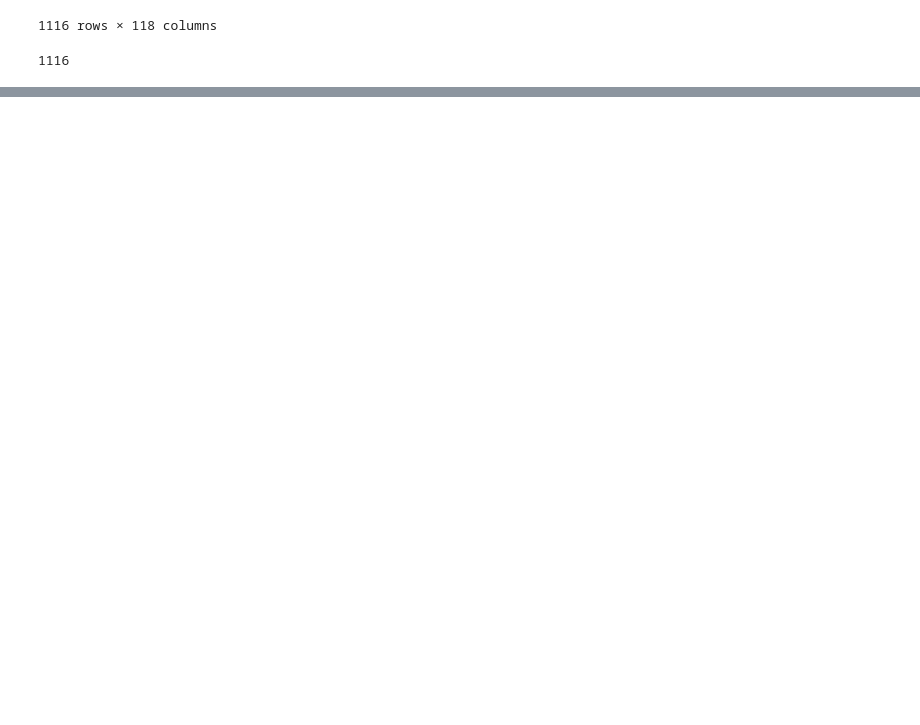
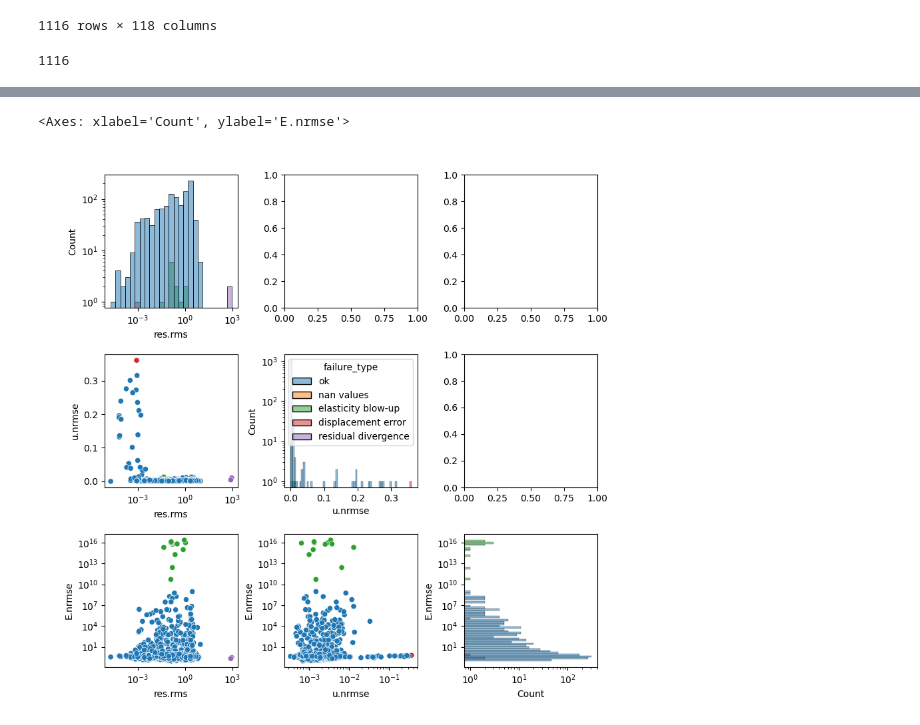
Before and after one commit to mattragoza/lung-project, a Jupyter notebook: notebooks/shapenet/21-optimize-experiment.ipynb, the cells around one changed output, grey strips where cells are left out. Cells and saved outputs as stored; diff of their text form; code cells hidden in the pictures; blank space fills up the shorter version.

```diff
--- a/notebooks/shapenet/21-optimize-experiment.ipynb
+++ b/notebooks/shapenet/21-optimize-experiment.ipynb
@@ -122,0 +222,3 @@ plt.gcf().tight_layout()
+# %%
+df['u_order'] = np.round(np.log10(df['u.nrmse']))
+df.groupby(['u_order']).count()
@@ -122,0 +234,3 @@ plt.gcf().tight_layout()
+# %%
+df['E_order'] = np.round(np.log10(df['E.nrmse']))
+df.groupby(['E_order']).count()
@@ -122,0 +257,14 @@ plt.gcf().tight_layout()
+# %%
+def classify_failure(row):
+    if row['u_isna'] or row['E_isna'] or row['res_isna']:
+        return 'nan values'
+    if row['E_order'] > 10:
+        return 'elasticity blow-up'
+    if row['u_order'] > -1:
+        return 'displacement error'
+    elif row['res_order'] > 1:
+        return 'residual divergence'
+    return 'ok'
+
+df['failure_type'] = df.apply(classify_failure, axis=1)
+df['failure_type'].value_counts()
@@ -122,0 +279,35 @@ plt.gcf().tight_layout()
+# %%
+fig, axes = mpl_viz.subplot_grid(3, 3, ax_height=2, ax_width=2, padding=(1.0, 0.4, 0.6, 0.4), spacing=0.7) # lrbt
+
+ax = axes[0,0]
+ax.set_xscale('log', base=10)
+ax.set_yscale('log', base=10)
+sns.histplot(df, x='res.rms', hue='failure_type', legend=False, ax=ax)
+
+ax = axes[1,0]
+ax.set_xscale('log', base=10)
+ax.set_xscale('log', base=10)
+sns.scatterplot(df, x='res.rms', y='u.nrmse', hue='failure_type', legend=False, ax=ax)
+
+ax = axes[2,0]
+ax.set_xscale('log', base=10)
+ax.set_yscale('log', base=10)
+sns.scatterplot(df, x='res.rms', y='E.nrmse', hue='failure_type', legend=False, ax=ax)
+
+ax = axes[1,1]
+#ax.set_xscale('log', base=10)
+ax.set_yscale('log', base=10)
+sns.histplot(df, x='u.nrmse', hue='failure_type', legend=True, ax=ax)
+
+ax = axes[2,1]
+ax.set_xscale('log', base=10)
+ax.set_yscale('log', base=10)
+sns.scatterplot(df, x='u.nrmse', y='E.nrmse', hue='failure_type', legend=False, ax=ax)
+
+ax = axes[2,2]
+ax.set_xscale('log', base=10)
+ax.set_yscale('log', base=10)
+sns.histplot(df, y='E.nrmse', hue='failure_type', legend=False, ax=ax)
+# %% [output]
+<Axes: xlabel='Count', ylabel='E.nrmse'>
+[figure, added]
```
Also changed, not shown: parts of 16 cells of this notebook, 17 other files.
